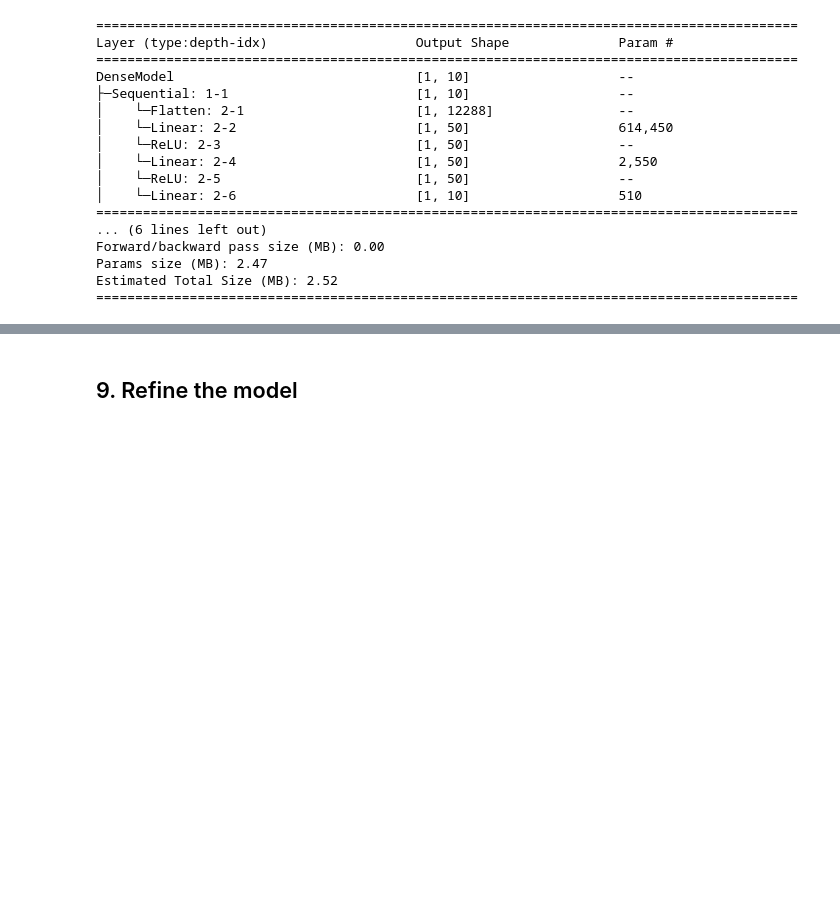
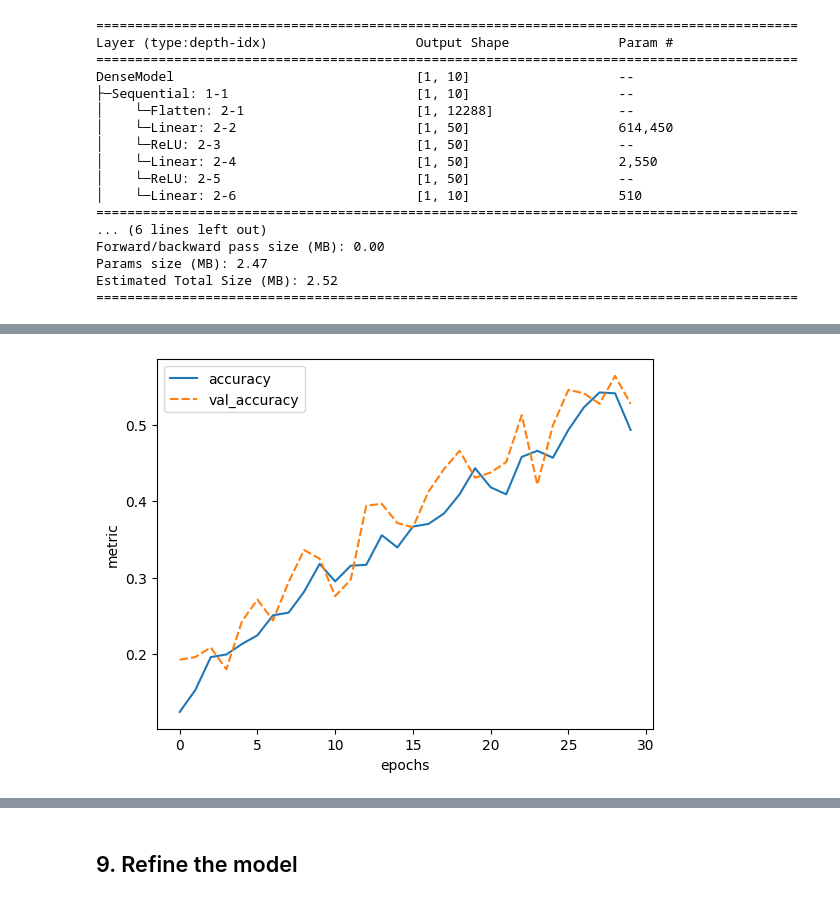
Before and after one commit to mimer-ai/deep-learning-intro, a Jupyter notebook: notebooks/lumi-pytorch/4-Advanced-layer-types-ImageClassification.ipynb, the cells around one changed output, grey strips where cells are left out. Drawn from its saved outputs; the diff is of its cells as text; code cells hidden in the pictures; blank space fills up the shorter version.

```diff
--- a/notebooks/lumi-pytorch/4-Advanced-layer-types-ImageClassification.ipynb
+++ b/notebooks/lumi-pytorch/4-Advanced-layer-types-ImageClassification.ipynb
@@ -345,0 +331,4 @@ Epoch 11:
+# %%
+plot_history(dense_history, ['accuracy', 'val_accuracy'])
+# %% [output]
+[figure, added]
```
Also changed, not shown: parts of 16 cells of this notebook.
